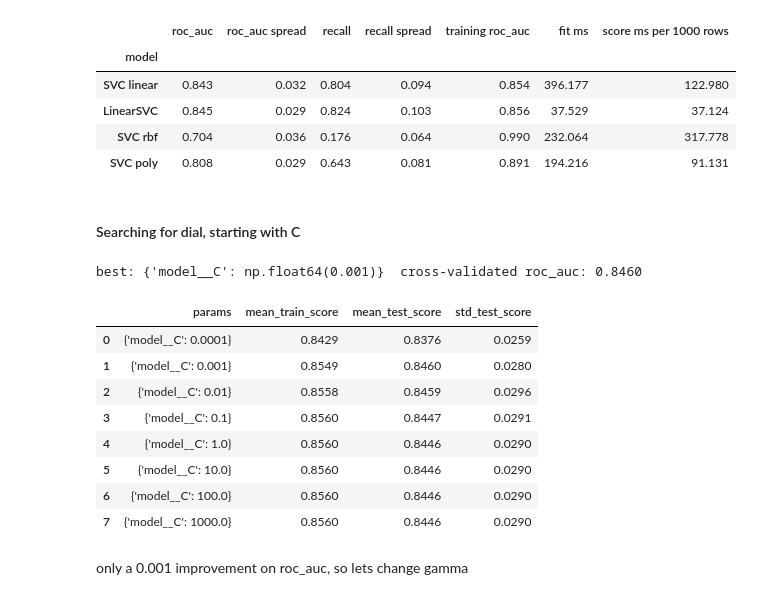
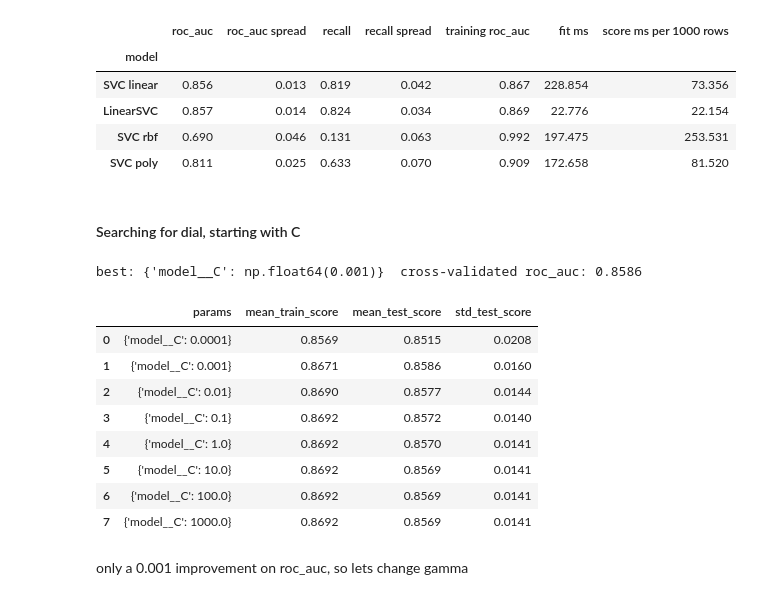
Before and after one commit to Lightfoot7/STR-E, a Jupyter notebook: SVM.ipynb, the cells around one changed output. Cells and saved outputs as stored; diff of their text form; code cells hidden in the pictures.

```diff
--- a/SVM.ipynb
+++ b/SVM.ipynb
@@ -14,60 +14,90 @@ from sklearn.metrics import accuracy_score, classification_report, ConfusionMatr
 from sklearn.inspection import DecisionBoundaryDisplay
 from sklearn import svm
 
-MY_FILE = "stroke-prediction.csv"
-raw = pd.read_csv(MY_FILE)
 
+data = "stroke-prediction.csv"
+r = pd.read_csv(data)
+raw = r.copy()
+
+METRIC = "roc_auc"
+def overview(d):
+    numbers = d.select_dtypes("number")
+    return pd.DataFrame({"type": d.dtypes.astype(str), "missing": d.isna().sum(),
+                         "distinct": d.nunique(), "min": numbers.min(), "max": numbers.max()})
 TARGET = "stroke"
-DROP = ["id"]
+df = raw.drop(columns="id")
+df.loc[df["bmi"] > 80, "bmi"] = np.nan
+df = df[df["gender"] != "Other"]
+df = df.dropna(subset=[TARGET])
 
-df = raw.drop(columns=DROP)
 y = df[TARGET]
 X = df.drop(columns=[TARGET])
+X_train, X_test, y_train, y_test = train_test_split(X, y, test_size=0.2, random_state=0, stratify=y)
+cv = StratifiedKFold(n_splits=5, shuffle=True, random_state=0)
 
+# Preprocessor. One-hot categorical, impute bmi, also flag missing bmi
 numeric_cols = X.select_dtypes("number").columns.tolist()
 text_cols = [c for c in X.columns if c not in numeric_cols]
-
-preprocess = ColumnTransformer([
-    ("num", Pipeline([("impute", SimpleImputer(strategy="median")), ("scale", StandardScaler())]), numeric_cols),
+preprocess_flag = ColumnTransformer([
+    ("num", Pipeline([("impute", SimpleImputer(strategy="median", add_indicator=True)), ("scale", StandardScaler())]), numeric_cols),
     ("cat", Pipeline([("impute", SimpleImputer(strategy="most_frequent")),
                       ("onehot", OneHotEncoder(handle_unknown="ignore"))]), text_cols),
 ])
+
+# MY_FILE = "stroke-prediction.csv"
+# raw = pd.read_csv(MY_FILE)
+
+# TARGET = "stroke"
+# DROP = ["id"]
+
+# df = raw.drop(columns=DROP)
+# y = df[TARGET]
+# X = df.drop(columns=[TARGET])
+
+# numeric_cols = X.select_dtypes("number").columns.tolist()
+# text_cols = [c for c in X.columns if c not in numeric_cols]
+
+# preprocess = ColumnTransformer([
+#     ("num", Pipeline([("impute", SimpleImputer(strategy="median")), ("scale", StandardScaler())]), numeric_cols),
+#     ("cat", Pipeline([("impute", SimpleImputer(strategy="most_frequent")),
+#                       ("onehot", OneHotEncoder(handle_unknown="ignore"))]), text_cols),
+# ])
 
 C = 1.0  # SVM regularization parameter
 models = {
     "SVC linear": svm.SVC(kernel="linear", C=C, class_weight = 'balanced'),
     "LinearSVC": svm.LinearSVC(C=C, max_iter=10000, class_weight = 'balanced'),
     "SVC rbf": svm.SVC(kernel="rbf", gamma=0.7, C=C, class_weight = 'balanced'),
     "SVC poly": svm.SVC(kernel="poly", degree=3, gamma="auto", C=C, class_weight = 'balanced'),
 }
 
 Xm_train, X_test, ym_train, y_test = train_test_split(X, y, test_size=0.2, random_state=0, stratify=y)
 cv = StratifiedKFold(5, shuffle=True, random_state=0)
 
 def compare(models, X, y, cv, scoring=("roc_auc", "recall")):
     rows = []
     for name, model in models.items():
-        pipe = Pipeline([("prep", preprocess), ("model", model)])
+        pipe = Pipeline([("prep", preprocess_flag), ("model", model)])
         s = cross_validate(pipe, X, y, cv=cv, scoring=list(scoring), return_train_score=True)
         row = {"model": name}
         for m in scoring:
             row[m] = s["test_" + m].mean()
             row[m + " spread"] = s["test_" + m].std()
         row["training " + scoring[0]] = s["train_" + scoring[0]].mean()
         row["fit ms"] = 1000 * s["fit_time"].mean()
         row["score ms per 1000 rows"] = 1000 * s["score_time"].mean() / (len(X) / cv.get_n_splits()) * 1000
         rows.append(row)
     return pd.DataFrame(rows).set_index("model").round(3)
 
 results = compare(models, Xm_train, ym_train, cv)
 results
 # %% [output]
 |  | roc_auc | roc_auc spread | recall | recall spread | training roc_auc | fit ms | score ms per 1000 rows |
 | model |  |  |  |  |  |  |  |
-| SVC linear | 0.843 | 0.032 | 0.804 | 0.094 | 0.854 | 396.177 | 122.980 |
-| LinearSVC | 0.845 | 0.029 | 0.824 | 0.103 | 0.856 | 37.529 | 37.124 |
-| SVC rbf | 0.704 | 0.036 | 0.176 | 0.064 | 0.990 | 232.064 | 317.778 |
-| SVC poly | 0.808 | 0.029 | 0.643 | 0.081 | 0.891 | 194.216 | 91.131 |
+| SVC linear | 0.856 | 0.013 | 0.819 | 0.042 | 0.867 | 228.854 | 73.356 |
+| LinearSVC | 0.857 | 0.014 | 0.824 | 0.034 | 0.869 | 22.776 | 22.154 |
+| SVC rbf | 0.690 | 0.046 | 0.131 | 0.063 | 0.992 | 197.475 | 253.531 |
+| SVC poly | 0.811 | 0.025 | 0.633 | 0.070 | 0.909 | 172.658 | 81.520 |
 # %% [markdown]
 #### Searching for dial, starting with C
 # %%
@@ -77,7 +107,7 @@ METRIC = "roc_auc"
 TUNE = "LinearSVC"
 GRID = {"model__C": np.logspace(-4, 3, 8)}
 
-pipe = Pipeline([("prep", preprocess), ("model", models[TUNE])])
+pipe = Pipeline([("prep", preprocess_flag), ("model", models[TUNE])])
 
 search = GridSearchCV(pipe, GRID, cv=cv, scoring=METRIC, return_train_score=True)
 search.fit(Xm_train, ym_train)
@@ -88,16 +118,16 @@ print("best:", search.best_params_, " cross-validated {}: {:.4f}".format(METRIC,
 models[TUNE + ", tuned"] = search.best_estimator_.named_steps["model"]   # model only; compare() adds prep
 grid_table.round(4)
 # %% [output]
-best: {'model__C': np.float64(0.001)}  cross-validated roc_auc: 0.8460
+best: {'model__C': np.float64(0.001)}  cross-validated roc_auc: 0.8586
 |  | params | mean_train_score | mean_test_score | std_test_score |
-| 0 | {'model__C': 0.0001} | 0.8429 | 0.8376 | 0.0259 |
-| 1 | {'model__C': 0.001} | 0.8549 | 0.8460 | 0.0280 |
-| 2 | {'model__C': 0.01} | 0.8558 | 0.8459 | 0.0296 |
-| 3 | {'model__C': 0.1} | 0.8560 | 0.8447 | 0.0291 |
-| 4 | {'model__C': 1.0} | 0.8560 | 0.8446 | 0.0290 |
-| 5 | {'model__C': 10.0} | 0.8560 | 0.8446 | 0.0290 |
-| 6 | {'model__C': 100.0} | 0.8560 | 0.8446 | 0.0290 |
-| 7 | {'model__C': 1000.0} | 0.8560 | 0.8446 | 0.0290 |
+| 0 | {'model__C': 0.0001} | 0.8569 | 0.8515 | 0.0208 |
+| 1 | {'model__C': 0.001} | 0.8671 | 0.8586 | 0.0160 |
+| 2 | {'model__C': 0.01} | 0.8690 | 0.8577 | 0.0144 |
+| 3 | {'model__C': 0.1} | 0.8692 | 0.8572 | 0.0140 |
+| 4 | {'model__C': 1.0} | 0.8692 | 0.8570 | 0.0141 |
+| 5 | {'model__C': 10.0} | 0.8692 | 0.8569 | 0.0141 |
+| 6 | {'model__C': 100.0} | 0.8692 | 0.8569 | 0.0141 |
+| 7 | {'model__C': 1000.0} | 0.8692 | 0.8569 | 0.0141 |
 # %% [markdown]
 only a 0.001 improvement on roc_auc, so lets change gamma
 # %%
```
Also changed, not shown: parts of 7 cells of this notebook.
